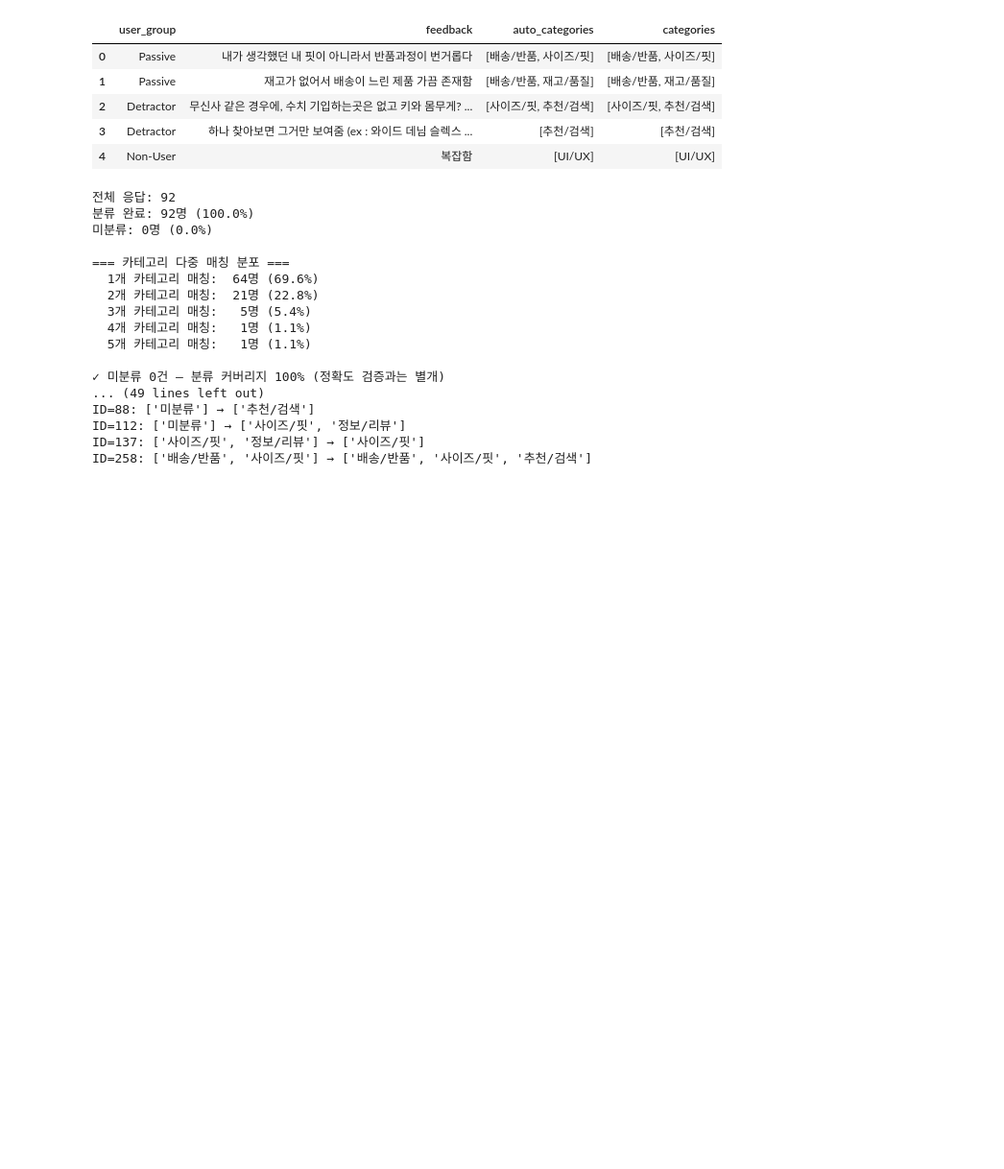
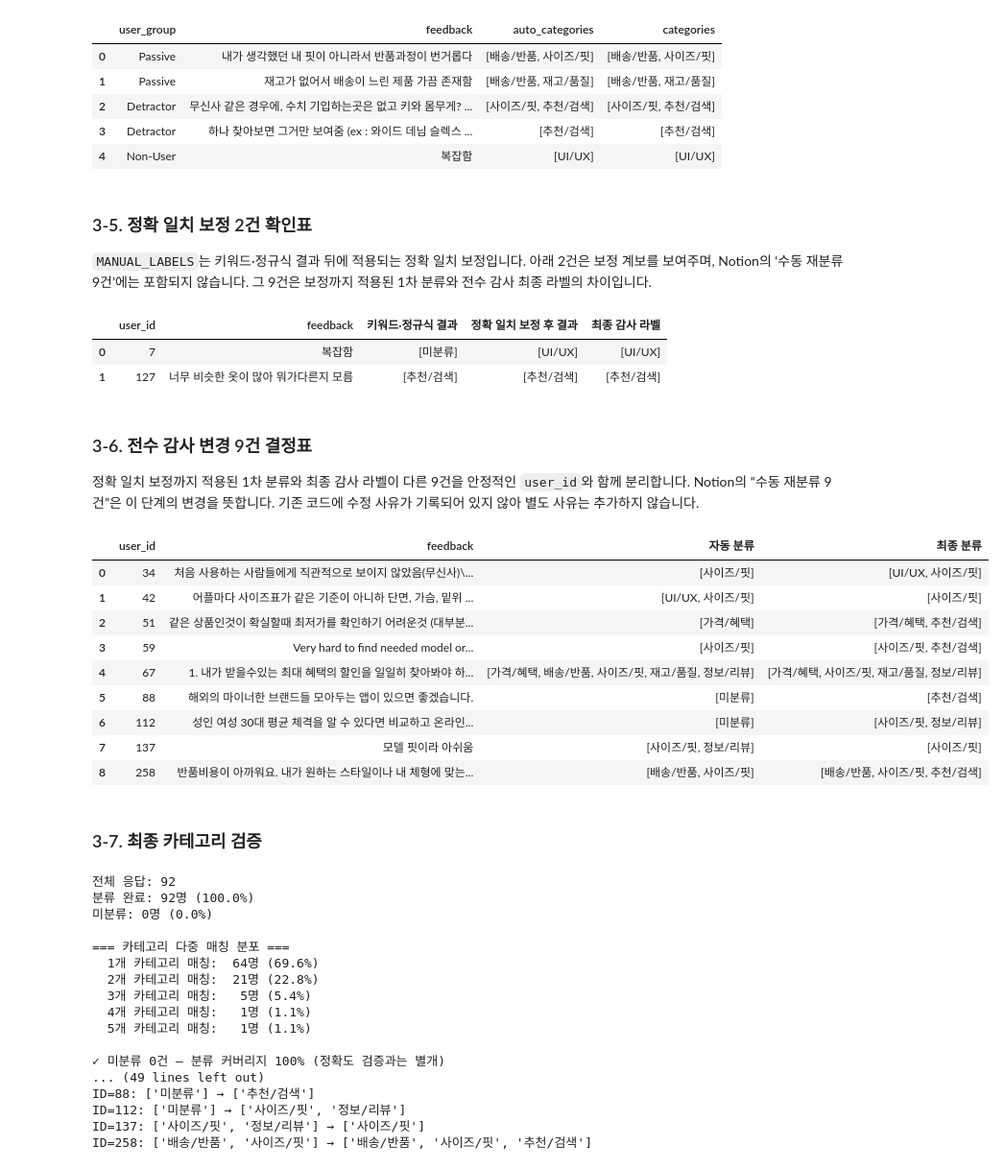
Before and after one commit to kth530/fashion_platform_analysis, a Jupyter notebook: notebooks/07_text_analysis.ipynb, the cells around one changed output. Shown at 96% size. Cells and saved outputs as stored; diff of their text form; code cells hidden in the pictures; blank space fills up the shorter version.

```diff
--- a/notebooks/07_text_analysis.ipynb
+++ b/notebooks/07_text_analysis.ipynb
@@ -690,6 +726,57 @@ df[['user_group', 'feedback', 'auto_categories', 'categories']].head(5)
 | 2 | Detractor | 무신사 같은 경우에, 수치 기입하는곳은 없고 키와 몸무게? ... | [사이즈/핏, 추천/검색] | [사이즈/핏, 추천/검색] |
 | 3 | Detractor | 하나 찾아보면 그거만 보여줌 (ex : 와이드 데님 슬렉스 ... | [추천/검색] | [추천/검색] |
 | 4 | Non-User | 복잡함 | [UI/UX] | [UI/UX] |
+# %% [markdown]
+### 3-5. 정확 일치 보정 2건 확인표
+
+`MANUAL_LABELS`는 키워드·정규식 결과 뒤에 적용되는 정확 일치 보정입니다. 아래 2건은 보정 계보를 보여주며, Notion의 ‘수동 재분류 9건’에는 포함되지 않습니다. 그 9건은 보정까지 적용된 1차 분류와 전수 감사 최종 라벨의 차이입니다.
+# %%
+exact_match_corrections = (
+    df[df['feedback'].isin(MANUAL_LABELS)]
+    [['user_id', 'feedback', 'rule_categories', 'auto_categories', 'categories']]
+    .rename(columns={
+        'rule_categories': '키워드·정규식 결과',
+        'auto_categories': '정확 일치 보정 후 결과',
+        'categories': '최종 감사 라벨',
+    })
+    .sort_values('user_id')
+    .reset_index(drop=True)
+)
+assert len(exact_match_corrections) == 2, (
+    f'정확 일치 보정 대상 불일치: {len(exact_match_corrections)}'
+)
+exact_match_corrections
+# %% [output]
+|  | user_id | feedback | 키워드·정규식 결과 | 정확 일치 보정 후 결과 | 최종 감사 라벨 |
+| 0 | 7 | 복잡함 | [미분류] | [UI/UX] | [UI/UX] |
+| 1 | 127 | 너무 비슷한 옷이 많아 뭐가다른지 모름 | [추천/검색] | [추천/검색] | [추천/검색] |
+# %% [markdown]
+### 3-6. 전수 감사 변경 9건 결정표
+
+정확 일치 보정까지 적용된 1차 분류와 최종 감사 라벨이 다른 9건을 안정적인 `user_id`와 함께 분리합니다. Notion의 “수동 재분류 9건”은 이 단계의 변경을 뜻합니다. 기존 코드에 수정 사유가 기록되어 있지 않아 별도 사유는 추가하지 않습니다.
+# %%
+label_changes = df[df.apply(lambda r: r['auto_categories'] != r['categories'], axis=1)]
+manual_review_decisions = (
+    label_changes[['user_id', 'feedback', 'auto_categories', 'categories']]
+    .rename(columns={'auto_categories': '자동 분류', 'categories': '최종 분류'})
+    .sort_values('user_id')
+    .reset_index(drop=True)
+)
+assert len(manual_review_decisions) == 9, f'수동 재분류 건수 불일치: {len(manual_review_decisions)}'
+manual_review_decisions
+# %% [output]
+|  | user_id | feedback | 자동 분류 | 최종 분류 |
+| 0 | 34 | 처음 사용하는 사람들에게 직관적으로 보이지 않았음(무신사)\... | [사이즈/핏] | [UI/UX, 사이즈/핏] |
+| 1 | 42 | 어플마다 사이즈표가 같은 기준이 아니하 단면, 가슴, 밑위 ... | [UI/UX, 사이즈/핏] | [사이즈/핏] |
+| 2 | 51 | 같은 상품인것이 확실할때 최저가를 확인하기 어려운것 (대부분... | [가격/혜택] | [가격/혜택, 추천/검색] |
+| 3 | 59 | Very hard to find needed model or... | [사이즈/핏] | [사이즈/핏, 추천/검색] |
+| 4 | 67 | 1. 내가 받을수있는 최대 혜택의 할인을 일일히 찾아봐야 하... | [가격/혜택, 배송/반품, 사이즈/핏, 재고/품질, 정보/리뷰] | [가격/혜택, 사이즈/핏, 재고/품질, 정보/리뷰] |
+| 5 | 88 | 해외의 마이너한 브랜드들 모아두는 앱이 있으면 좋겠습니다. | [미분류] | [추천/검색] |
+| 6 | 112 | 성인 여성 30대 평균 체격을 알 수 있다면 비교하고 온라인... | [미분류] | [사이즈/핏, 정보/리뷰] |
+| 7 | 137 | 모델 핏이라 아쉬움 | [사이즈/핏, 정보/리뷰] | [사이즈/핏] |
+| 8 | 258 | 반품비용이 아까워요. 내가 원하는 스타일이나 내 체형에 맞는... | [배송/반품, 사이즈/핏] | [배송/반품, 사이즈/핏, 추천/검색] |
+# %% [markdown]
+### 3-7. 최종 카테고리 검증
 # %%
 # 분류 결과 검증 (미분류·다중 매칭 분포)
 unclassified = df[df['categories'].apply(lambda x: x == ['미분류'])]
```
Also changed, not shown: parts of 11 cells of this notebook.
